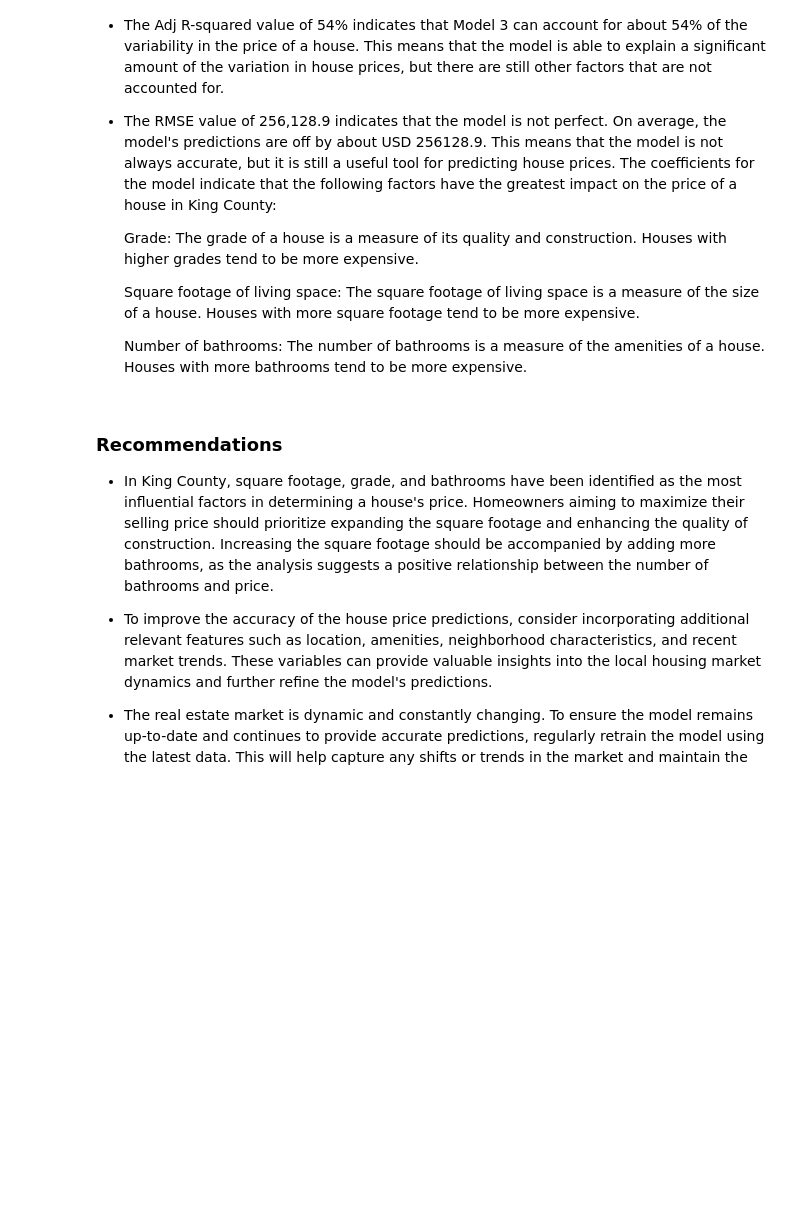
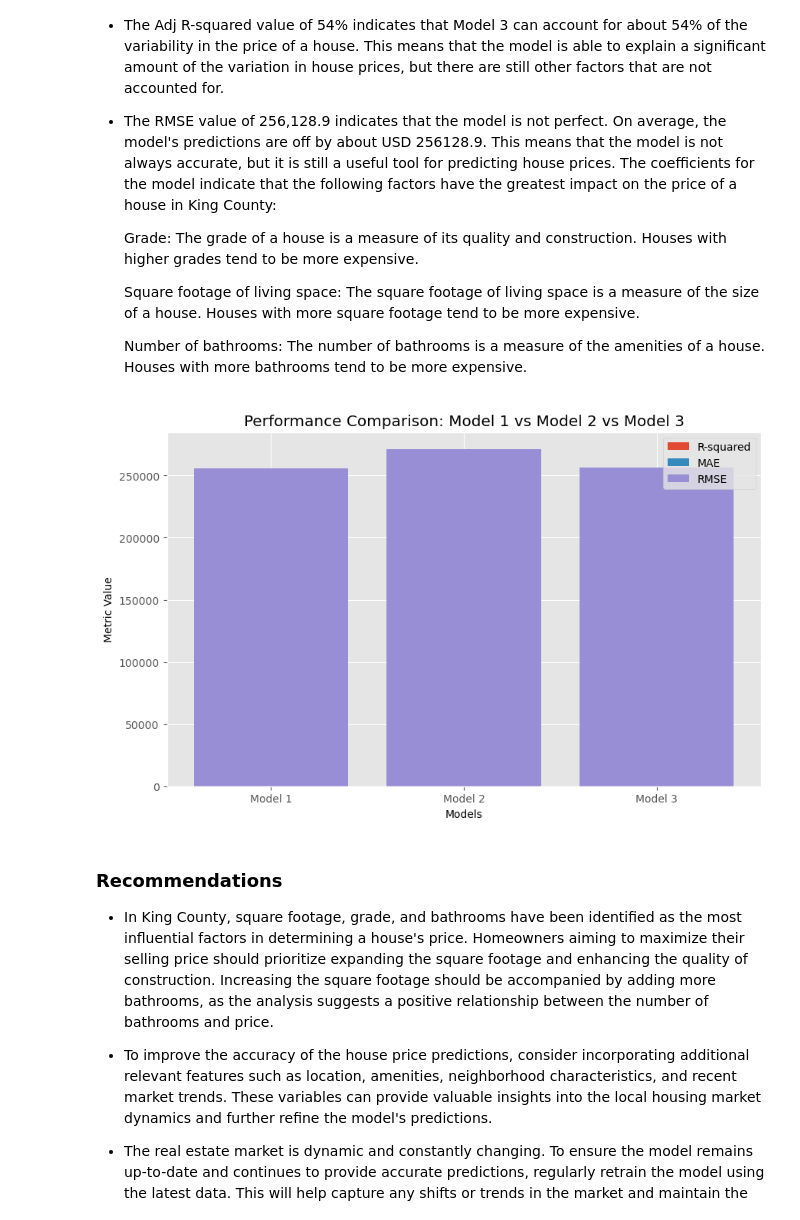
Before and after one commit to Ivan3864/House-Price-Prediction-Using-Regression, a Jupyter notebook: student.ipynb, the cells around one changed output. Drawn from its saved outputs; the diff is of its cells as text; code cells hidden in the pictures; blank space fills up the shorter version.

Commit message:
Performance Comparison

```diff
--- a/student.ipynb
+++ b/student.ipynb
@@ -825,6 +825,37 @@ The coefficients for the model indicate that the following factors have the grea
     Square footage of living space: The square footage of living space is a measure of the size of a house. Houses with more square footage tend to be more expensive.
 
     Number of bathrooms: The number of bathrooms is a measure of the amenities of a house. Houses with more bathrooms tend to be more expensive.
+# %%
+import matplotlib.pyplot as plt
+
+# R-squared values for Model 1, Model 2, and Model 3
+r_squared = [0.538, 0.473, 0.537]
+
+# Mean Absolute Error (MAE) values for Model 1, Model 2, and Model 3
+mae = [166500.0, 174613.0, 166378.0]
+
+# Root Mean Squared Error (RMSE) values for Model 1, Model 2, and Model 3
+rmse = [256104.9, 271404.6, 256128.9]
+
+# Model labels
+models = ['Model 1', 'Model 2', 'Model 3']
+
+# Bar plot
+plt.figure(figsize=(10, 6))
+plt.bar(models, r_squared, label='R-squared')
+plt.bar(models, mae, label='MAE')
+plt.bar(models, rmse, label='RMSE')
+
+# Add labels and title
+plt.xlabel('Models')
+plt.ylabel('Metric Value')
+plt.title('Performance Comparison: Model 1 vs Model 2 vs Model 3')
+plt.legend()
+
+# Show the plot
+plt.show()
+# %% [output]
+[figure, added]
 # %% [markdown]
 ### Recommendations
 + In King County, square footage, grade, and bathrooms have been identified as the most influential factors in determining a house's price. Homeowners aiming to maximize their selling price should prioritize expanding the square footage and enhancing the quality of construction. Increasing the square footage should be accompanied by adding more bathrooms, as the analysis suggests a positive relationship between the number of bathrooms and price.
```
